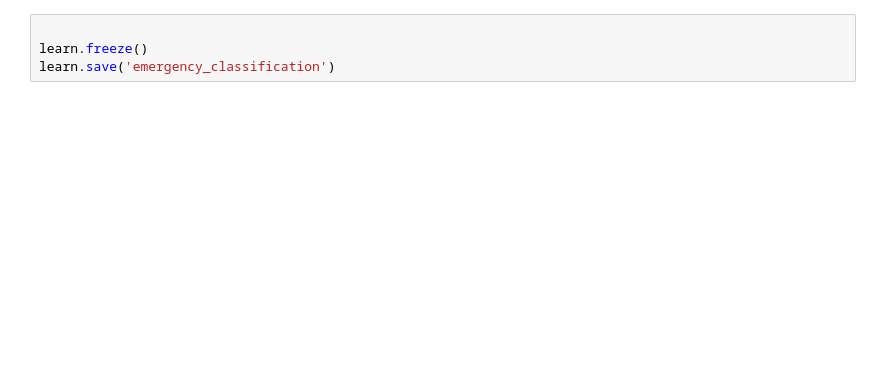
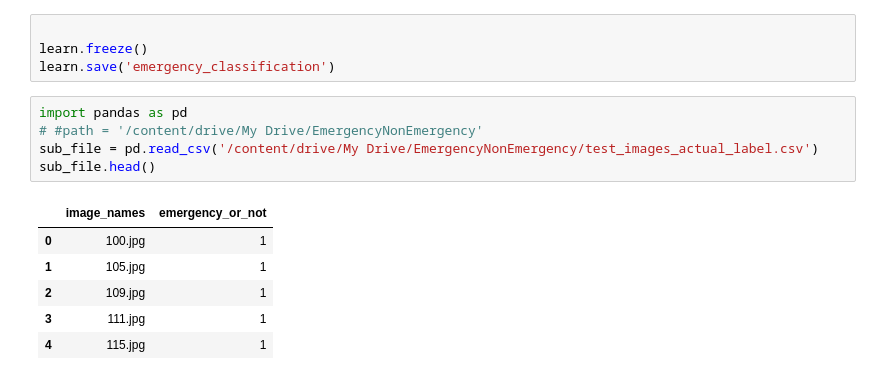
Before and after one commit to alphaczar/Deep-Learning, a Jupyter notebook: EmergencyVsNonEmergency_fastai.ipynb, the cells around one changed output. Saved outputs shown, nothing was run; the diff lists cells and outputs as text; blank space fills up the shorter version.

```diff
--- a/EmergencyVsNonEmergency_fastai.ipynb
+++ b/EmergencyVsNonEmergency_fastai.ipynb
@@ -143,3 +131,15 @@ learn.fit_one_cycle(10,max_lr=slice(1e-4,1e-3))
 
 learn.freeze()
 learn.save('emergency_classification')
+# %%
+import pandas as pd
+# #path = '/content/drive/My Drive/EmergencyNonEmergency'
+sub_file = pd.read_csv('/content/drive/My Drive/EmergencyNonEmergency/test_images_actual_label.csv')
+sub_file.head()
+# %% [output]
+|  | image_names | emergency_or_not |
+| 0 | 100.jpg | 1 |
+| 1 | 105.jpg | 1 |
+| 2 | 109.jpg | 1 |
+| 3 | 111.jpg | 1 |
+| 4 | 115.jpg | 1 |
```
Also changed, not shown: parts of 12 cells of this notebook.
